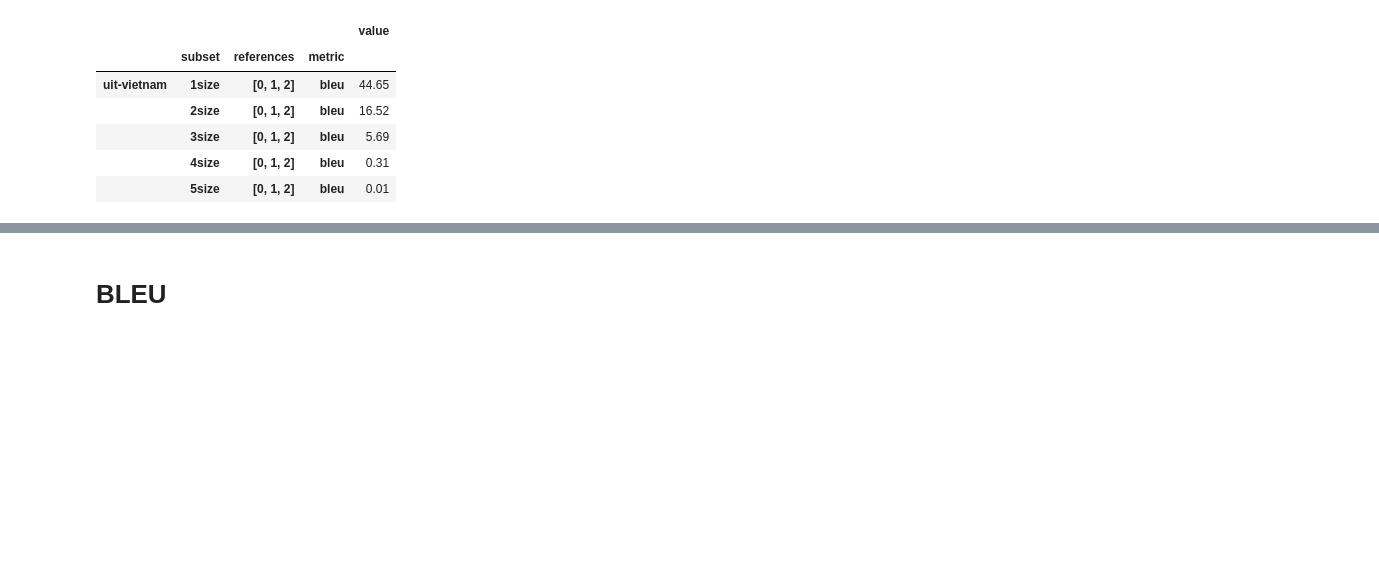
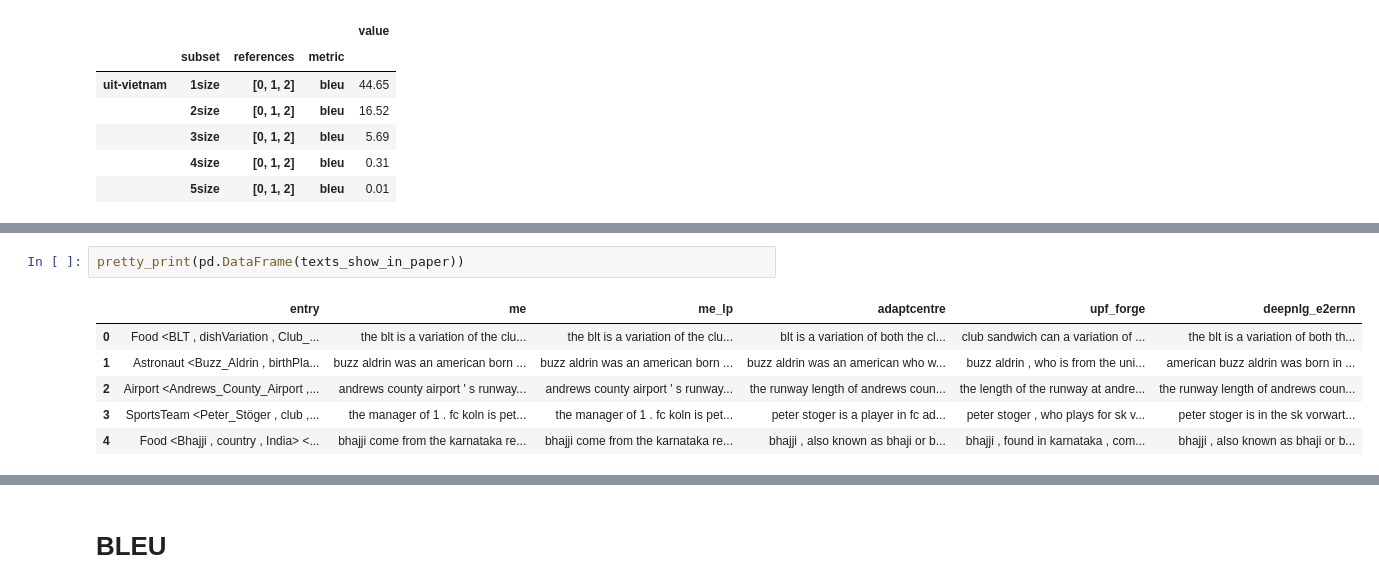
Before and after one commit to abevieiramota/masters, a Jupyter notebook: notebook/00 - Automatic evaluation.ipynb, the cells around one changed output, grey strips where cells are left out. Drawn from its saved outputs; the diff is of its cells as text; blank space fills up the shorter version.

```diff
--- a/notebook/00 - Automatic evaluation.ipynb
+++ b/notebook/00 - Automatic evaluation.ipynb
@@ -49,0 +135,9 @@ df.loc[(slice(None), 'old-cat', '[0, 1, 2]'), :].unstack().sort_values(('value',
+# %%
+pretty_print(pd.DataFrame(texts_show_in_paper))
+# %% [output]
+|  | entry | me | me_lp | adaptcentre | upf_forge | deepnlg_e2ernn |
+| 0 | Food <BLT , dishVariation , Club_... | the blt is a variation of the clu... | the blt is a variation of the clu... | blt is a variation of both the cl... | club sandwich can a variation of ... | the blt is a variation of both th... |
+| 1 | Astronaut <Buzz_Aldrin , birthPla... | buzz aldrin was an american born ... | buzz aldrin was an american born ... | buzz aldrin was an american who w... | buzz aldrin , who is from the uni... | american buzz aldrin was born in ... |
+| 2 | Airport <Andrews_County_Airport ,... | andrews county airport ' s runway... | andrews county airport ' s runway... | the runway length of andrews coun... | the length of the runway at andre... | the runway length of andrews coun... |
+| 3 | SportsTeam <Peter_Stöger , club ,... | the manager of 1 . fc koln is pet... | the manager of 1 . fc koln is pet... | peter stoger is a player in fc ad... | peter stoger , who plays for sk v... | peter stoger is in the sk vorwart... |
+| 4 | Food <Bhajji , country , India> <... | bhajji come from the karnataka re... | bhajji come from the karnataka re... | bhajji , also known as bhaji or b... | bhajji , found in karnataka , com... | bhajji , also known as bhaji or b... |
```
Also changed, not shown: parts of 9 cells of this notebook, 1 other file.
